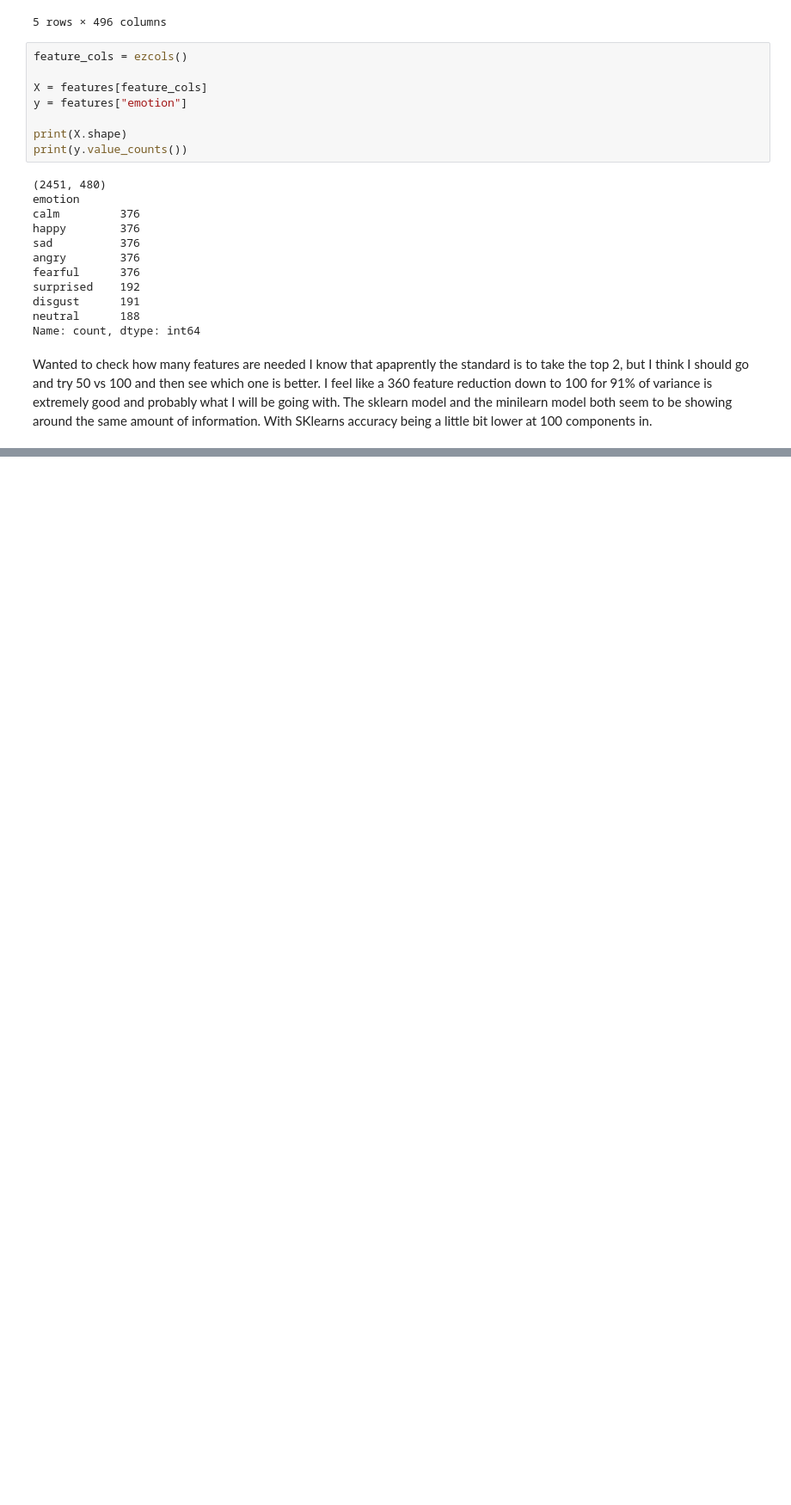
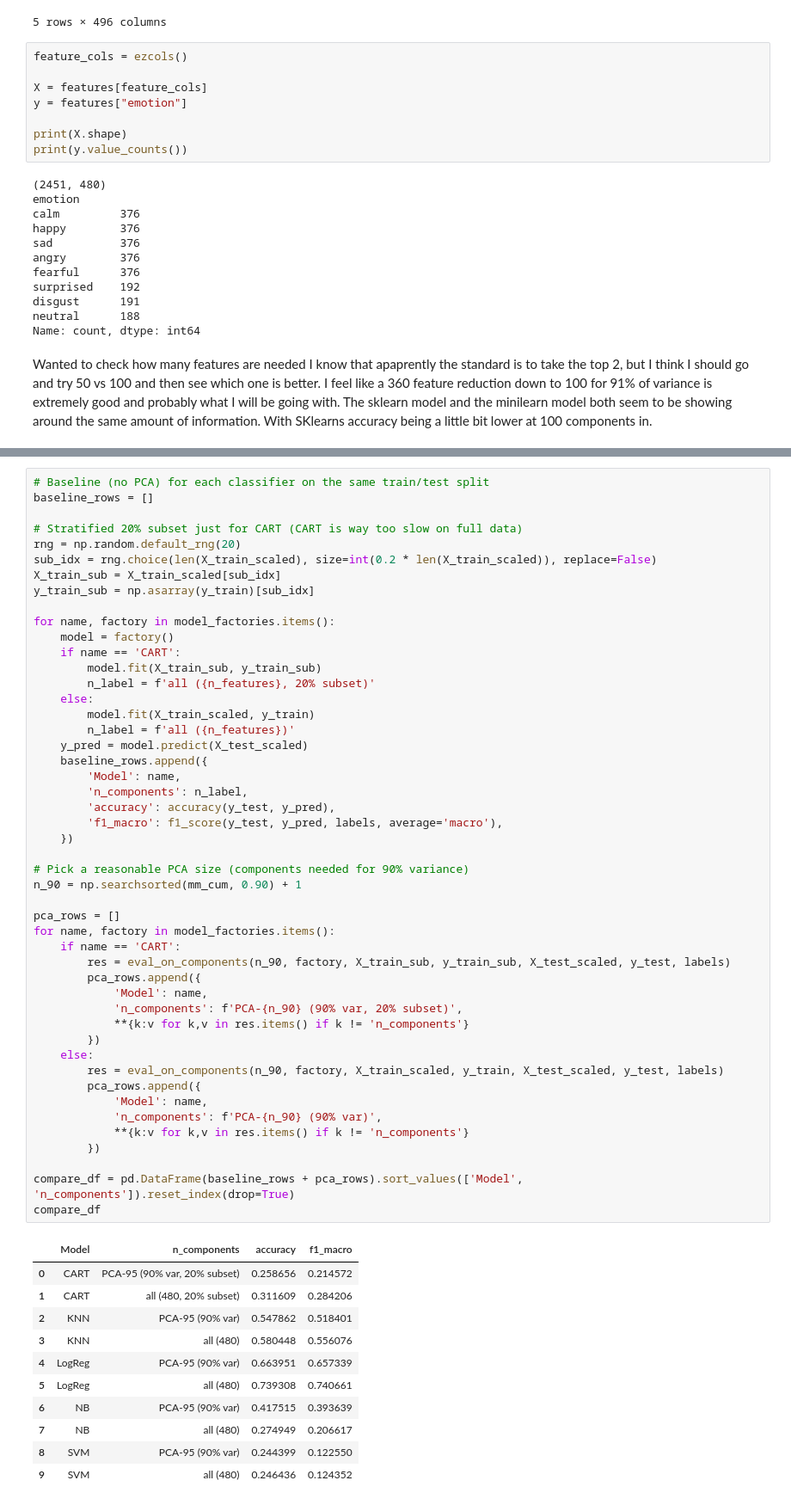
Before and after one commit to BradMartinMiami/SchoolProjectCSE432, a Jupyter notebook: SER_Project/notebooks/Dimensionalityreduction.ipynb, the cells around one changed output, grey strips where cells are left out. Shown at 86% size. Drawn from its saved outputs; the diff is of its cells as text; blank space fills up the shorter version.

Commit message:
finished a lot of the dimensonality reduction notebook just have to add my own thoughts now for analysis but coding is finally done

```diff
--- a/SER_Project/notebooks/Dimensionalityreduction.ipynb
+++ b/SER_Project/notebooks/Dimensionalityreduction.ipynb
@@ -124,0 +251,60 @@ First 100 components capture: 90.59%
+# %%
+# Baseline (no PCA) for each classifier on the same train/test split
+baseline_rows = []
+
+# Stratified 20% subset just for CART (CART is way too slow on full data)
+rng = np.random.default_rng(20)
+sub_idx = rng.choice(len(X_train_scaled), size=int(0.2 * len(X_train_scaled)), replace=False)
+X_train_sub = X_train_scaled[sub_idx]
+y_train_sub = np.asarray(y_train)[sub_idx]
+
+for name, factory in model_factories.items():
+    model = factory()
+    if name == 'CART':
+        model.fit(X_train_sub, y_train_sub)
+        n_label = f'all ({n_features}, 20% subset)'
+    else:
+        model.fit(X_train_scaled, y_train)
+        n_label = f'all ({n_features})'
+    y_pred = model.predict(X_test_scaled)
+    baseline_rows.append({
+        'Model': name,
+        'n_components': n_label,
+        'accuracy': accuracy(y_test, y_pred),
+        'f1_macro': f1_score(y_test, y_pred, labels, average='macro'),
+    })
+
+# Pick a reasonable PCA size (components needed for 90% variance)
+n_90 = np.searchsorted(mm_cum, 0.90) + 1
+
+pca_rows = []
+for name, factory in model_factories.items():
+    if name == 'CART':
+        res = eval_on_components(n_90, factory, X_train_sub, y_train_sub, X_test_scaled, y_test, labels)
+        pca_rows.append({
+            'Model': name,
+            'n_components': f'PCA-{n_90} (90% var, 20% subset)',
+            **{k:v for k,v in res.items() if k != 'n_components'}
+        })
+    else:
+        res = eval_on_components(n_90, factory, X_train_scaled, y_train, X_test_scaled, y_test, labels)
+        pca_rows.append({
+            'Model': name,
+            'n_components': f'PCA-{n_90} (90% var)',
+            **{k:v for k,v in res.items() if k != 'n_components'}
+        })
+
+compare_df = pd.DataFrame(baseline_rows + pca_rows).sort_values(['Model', 'n_components']).reset_index(drop=True)
+compare_df
+# %% [output]
+|  | Model | n_components | accuracy | f1_macro |
+| 0 | CART | PCA-95 (90% var, 20% subset) | 0.258656 | 0.214572 |
+| 1 | CART | all (480, 20% subset) | 0.311609 | 0.284206 |
+| 2 | KNN | PCA-95 (90% var) | 0.547862 | 0.518401 |
+| 3 | KNN | all (480) | 0.580448 | 0.556076 |
+| 4 | LogReg | PCA-95 (90% var) | 0.663951 | 0.657339 |
+| 5 | LogReg | all (480) | 0.739308 | 0.740661 |
+| 6 | NB | PCA-95 (90% var) | 0.417515 | 0.393639 |
+| 7 | NB | all (480) | 0.274949 | 0.206617 |
+| 8 | SVM | PCA-95 (90% var) | 0.244399 | 0.122550 |
+| 9 | SVM | all (480) | 0.246436 | 0.124352 |
```
Also changed, not shown: parts of 6 cells of this notebook, 1 other file.
